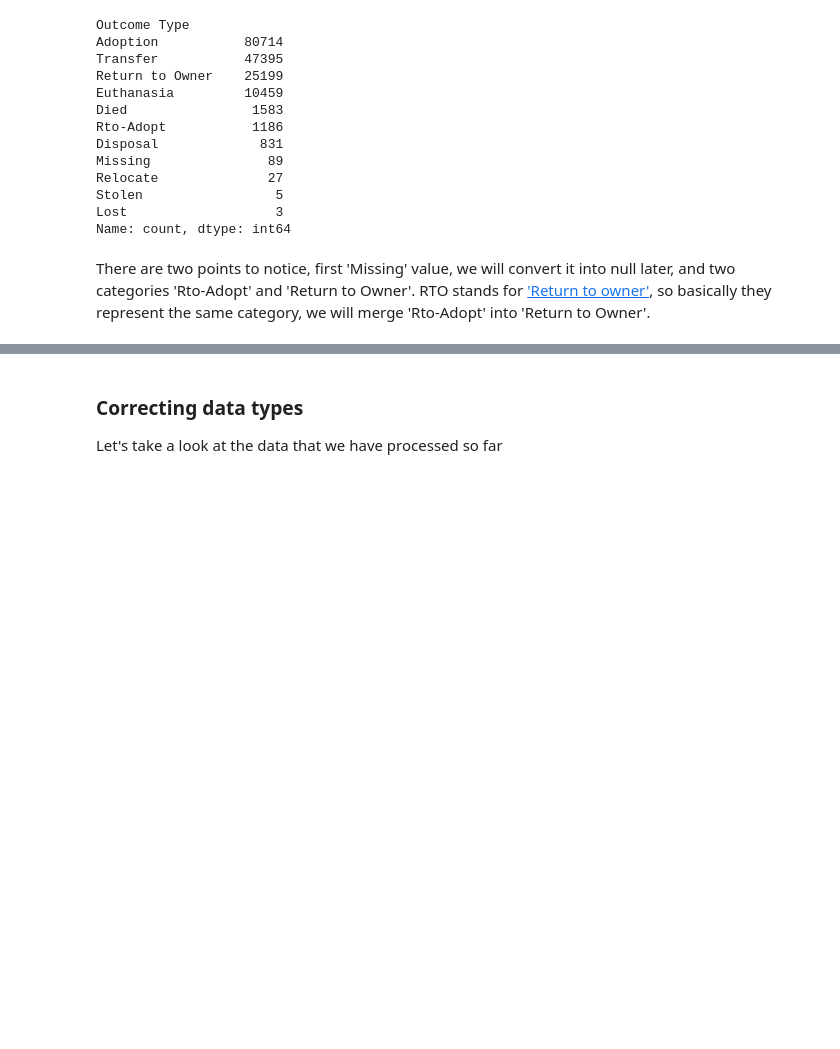
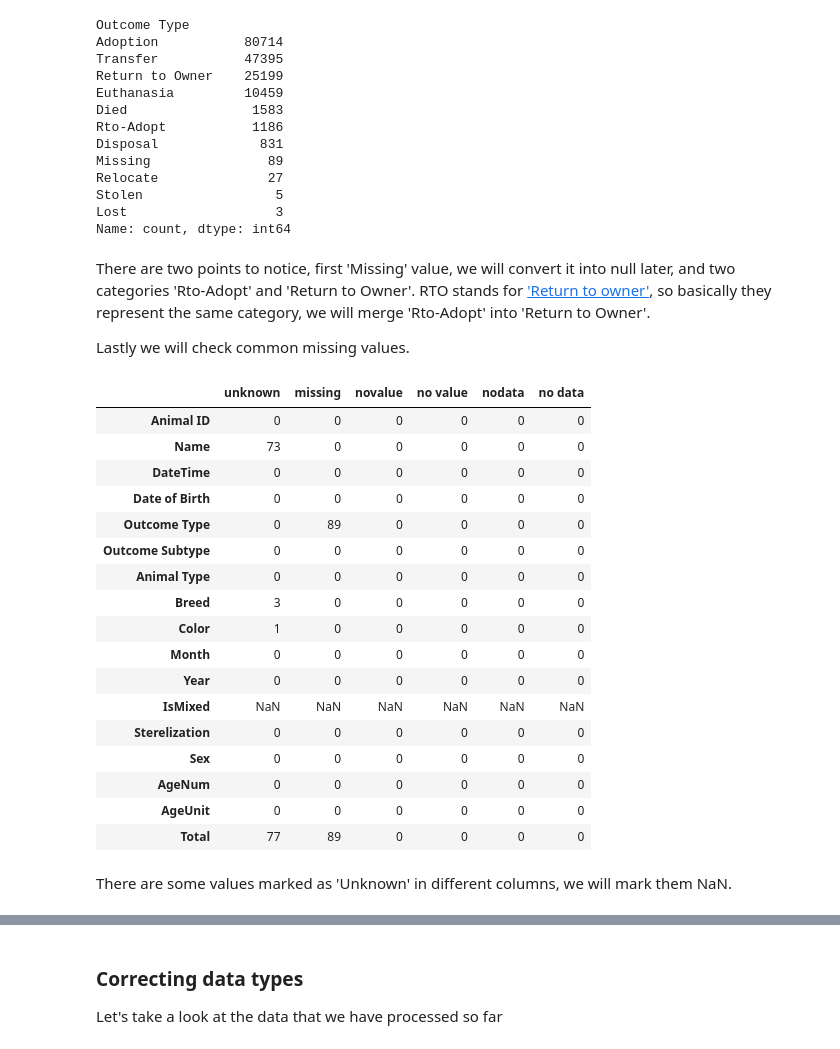
Before and after one commit to ZhigaMason/University, a Jupyter notebook: 01/assignment01.ipynb, the cells around one changed output, grey strips where cells are left out. Cells and saved outputs as stored; diff of their text form; code cells hidden in the pictures; blank space fills up the shorter version.

```diff
--- a/01/assignment01.ipynb
+++ b/01/assignment01.ipynb
@@ -348,6 +350,41 @@ Lost                   3
 Name: count, dtype: int64
 # %% [markdown]
 There are two points to notice, first 'Missing' value, we will convert it into null later, and two categories 'Rto-Adopt' and 'Return to Owner'. RTO stands for ['Return to owner'](https://humanepro.org/blog/return-owner), so basically they represent the same category, we will merge 'Rto-Adopt' into 'Return to Owner'.
+
+Lastly we will check common missing values.
+# %%
+MISSING_STRINGS = [ 'unknown', 'missing', 'novalue', 'no value', 'nodata', 'no data']
+
+df = pd.DataFrame(columns=MISSING_STRINGS, index=list(outcome_df.columns) + ['Total'])
+
+for pat in MISSING_STRINGS:
+    counter = 0
+    for col in outcome_df.select_dtypes(object).columns:
+        df.loc[col, pat] = (outcome_df[col].str.lower() == pat).sum()
+        counter += df.loc[col, pat]
+    df.loc['Total', pat] = counter
+df
+# %% [output]
+|  | unknown | missing | novalue | no value | nodata | no data |
+| Animal ID | 0 | 0 | 0 | 0 | 0 | 0 |
+| Name | 73 | 0 | 0 | 0 | 0 | 0 |
+| DateTime | 0 | 0 | 0 | 0 | 0 | 0 |
+| Date of Birth | 0 | 0 | 0 | 0 | 0 | 0 |
+| Outcome Type | 0 | 89 | 0 | 0 | 0 | 0 |
+| Outcome Subtype | 0 | 0 | 0 | 0 | 0 | 0 |
+| Animal Type | 0 | 0 | 0 | 0 | 0 | 0 |
+| Breed | 3 | 0 | 0 | 0 | 0 | 0 |
+| Color | 1 | 0 | 0 | 0 | 0 | 0 |
+| Month | 0 | 0 | 0 | 0 | 0 | 0 |
+| Year | 0 | 0 | 0 | 0 | 0 | 0 |
+| IsMixed | NaN | NaN | NaN | NaN | NaN | NaN |
+| Sterelization | 0 | 0 | 0 | 0 | 0 | 0 |
+| Sex | 0 | 0 | 0 | 0 | 0 | 0 |
+| AgeNum | 0 | 0 | 0 | 0 | 0 | 0 |
+| AgeUnit | 0 | 0 | 0 | 0 | 0 | 0 |
+| Total | 77 | 89 | 0 | 0 | 0 | 0 |
+# %% [markdown]
+There are some values marked as 'Unknown' in different columns, we will mark them NaN.
 # %%
 def name_transformer(df : pd.DataFrame, **kwargs) -> pd.DataFrame:
     df.loc[df['Name'].str.contains(r'\d', na=False), 'Name'] = np.nan
```
Also changed, not shown: parts of 33 cells of this notebook.
